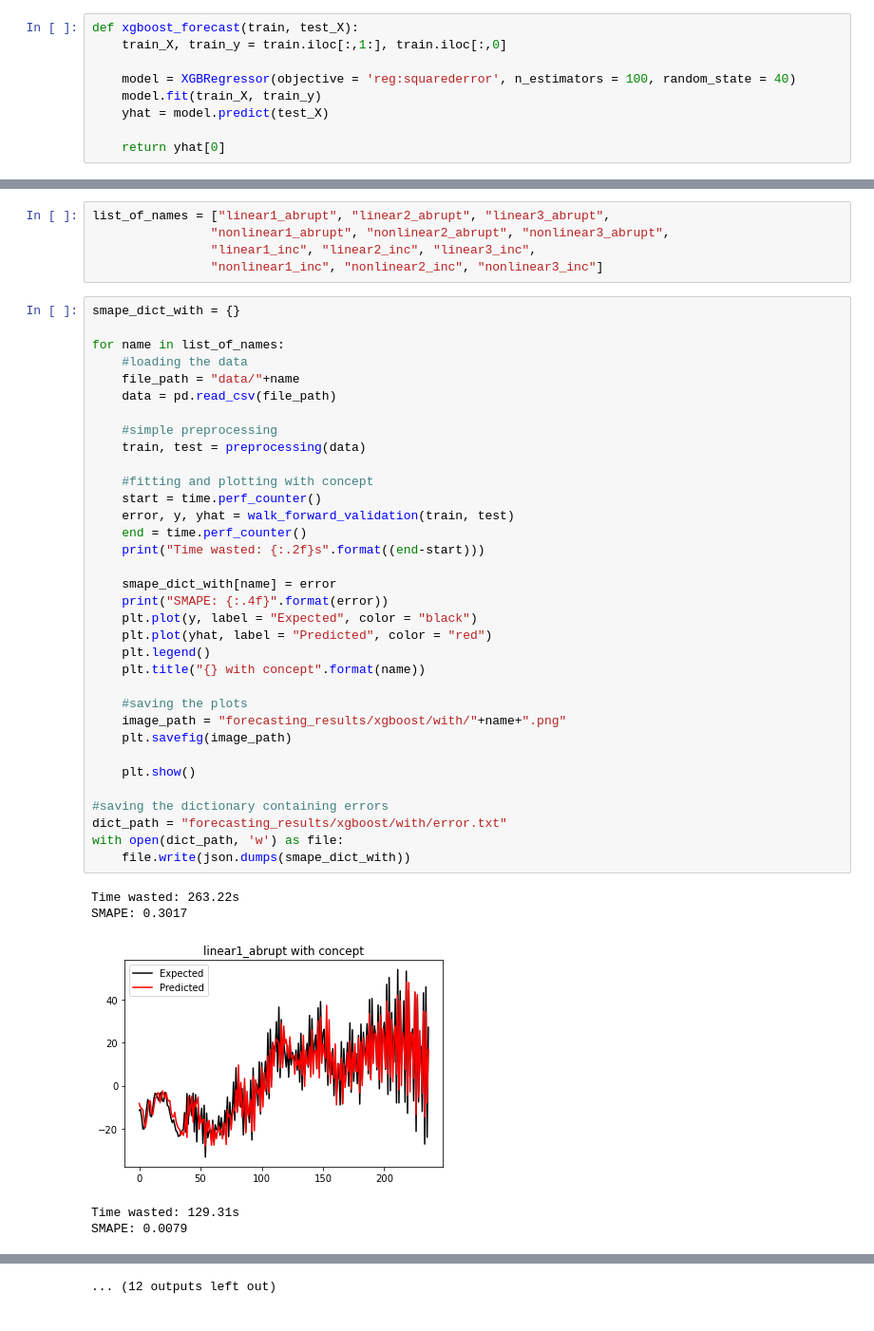
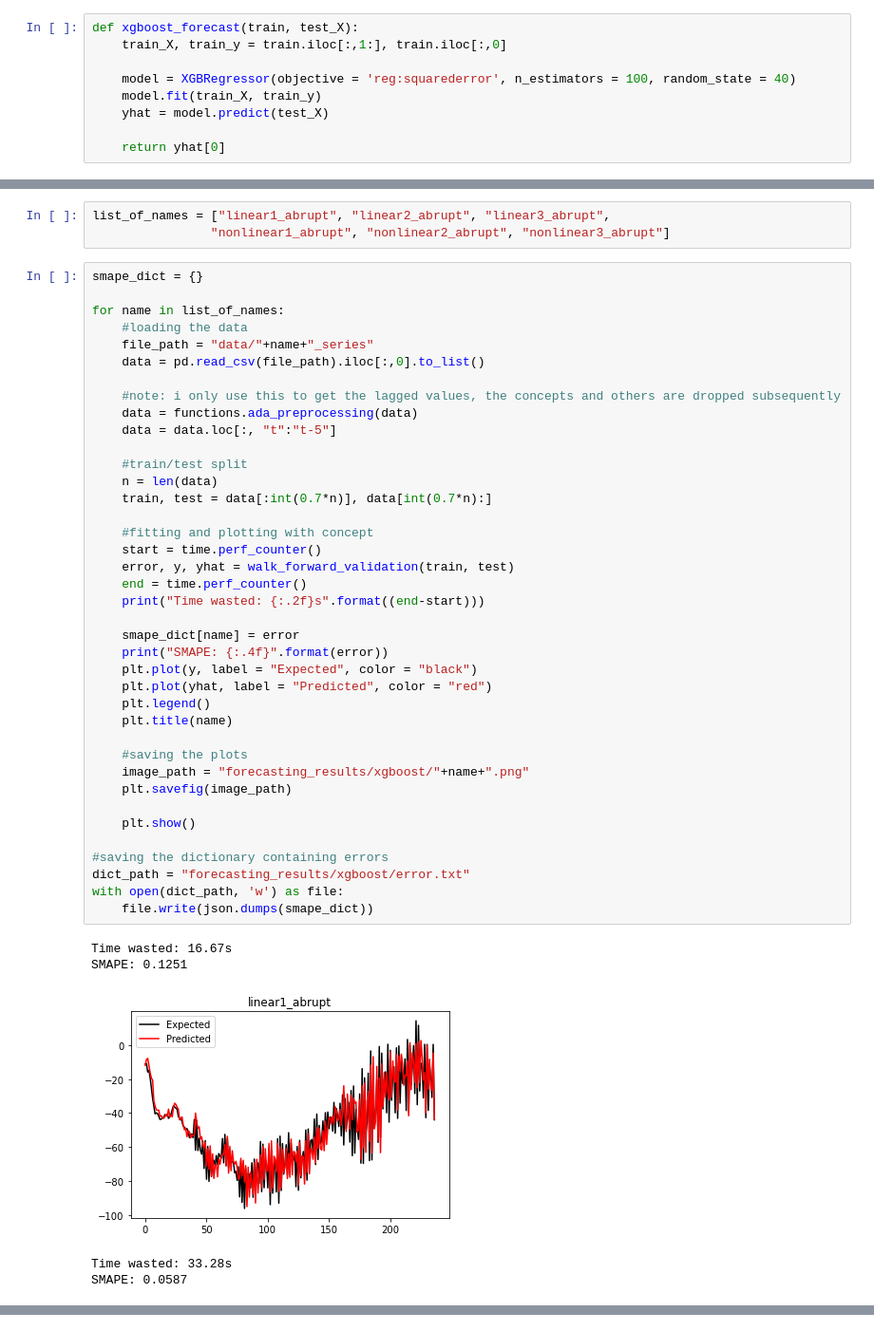
Before and after one commit to adamolko/ds_practical, a Jupyter notebook: xgboost with retrain.ipynb, the cells around one changed output, grey strips where cells are left out. Shown at 95% size. Cells and saved outputs as stored; diff of their text form.

```diff
--- a/xgboost with retrain.ipynb
+++ b/xgboost with retrain.ipynb
@@ -77,45 +63,48 @@ def preprocessing(data):
 # %%
 list_of_names = ["linear1_abrupt", "linear2_abrupt", "linear3_abrupt",
-                "nonlinear1_abrupt", "nonlinear2_abrupt", "nonlinear3_abrupt",
-                "linear1_inc", "linear2_inc", "linear3_inc",
-                "nonlinear1_inc", "nonlinear2_inc", "nonlinear3_inc"]
+                "nonlinear1_abrupt", "nonlinear2_abrupt", "nonlinear3_abrupt"]
 # %%
-smape_dict_with = {}
+smape_dict = {}
 
 for name in list_of_names:
     #loading the data
-    file_path = "data/"+name
-    data = pd.read_csv(file_path)
+    file_path = "data/"+name+"_series"
+    data = pd.read_csv(file_path).iloc[:,0].to_list()
 
-    #simple preprocessing
-    train, test = preprocessing(data)
+    #note: i only use this to get the lagged values, the concepts and others are dropped subsequently
+    data = functions.ada_preprocessing(data)
+    data = data.loc[:, "t":"t-5"]
+
+    #train/test split
+    n = len(data)
+    train, test = data[:int(0.7*n)], data[int(0.7*n):]
 
     #fitting and plotting with concept
     start = time.perf_counter()
     error, y, yhat = walk_forward_validation(train, test)
     end = time.perf_counter()
     print("Time wasted: {:.2f}s".format((end-start)))
 
-    smape_dict_with[name] = error
+    smape_dict[name] = error
     print("SMAPE: {:.4f}".format(error))
     plt.plot(y, label = "Expected", color = "black")
     plt.plot(yhat, label = "Predicted", color = "red")
     plt.legend()
-    plt.title("{} with concept".format(name))
+    plt.title(name)
 
     #saving the plots
-    image_path = "forecasting_results/xgboost/with/"+name+".png"
+    image_path = "forecasting_results/xgboost/"+name+".png"
     plt.savefig(image_path)
 
     plt.show()
 
 #saving the dictionary containing errors
-dict_path = "forecasting_results/xgboost/with/error.txt"
+dict_path = "forecasting_results/xgboost/error.txt"
 with open(dict_path, 'w') as file:
-    file.write(json.dumps(smape_dict_with))
+    file.write(json.dumps(smape_dict))
 # %% [output]
-Time wasted: 263.22s
-SMAPE: 0.3017
+Time wasted: 16.67s
+SMAPE: 0.1251
-[figure, old version]
+[figure, new version]
-Time wasted: 129.31s
-SMAPE: 0.0079
+Time wasted: 33.28s
+SMAPE: 0.0587
@@ -135 +123,0 @@ SMAPE: 0.2756
-... (12 outputs left out)
```
Also changed, not shown: parts of 7 cells of this notebook, 36 other files.
